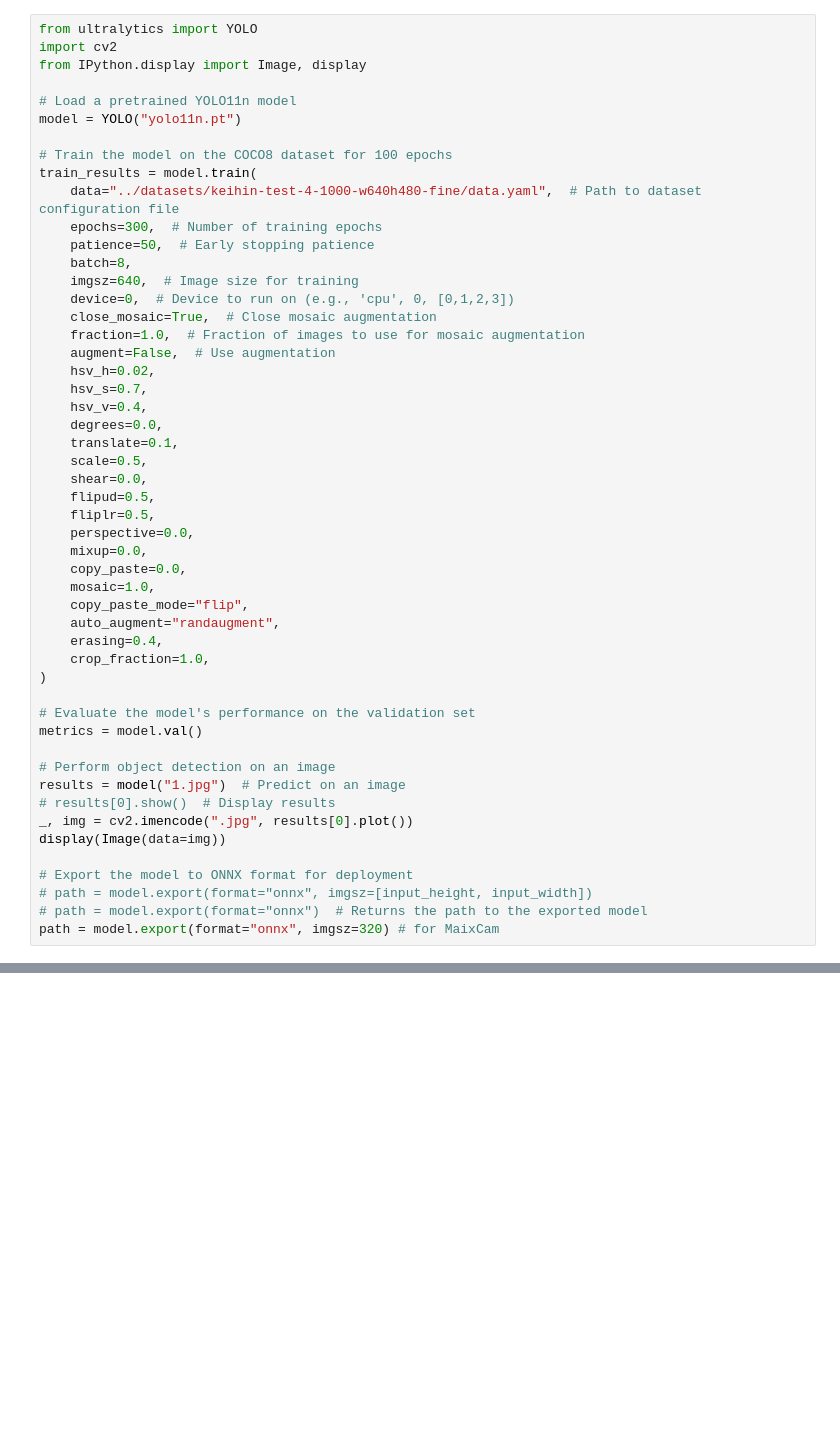
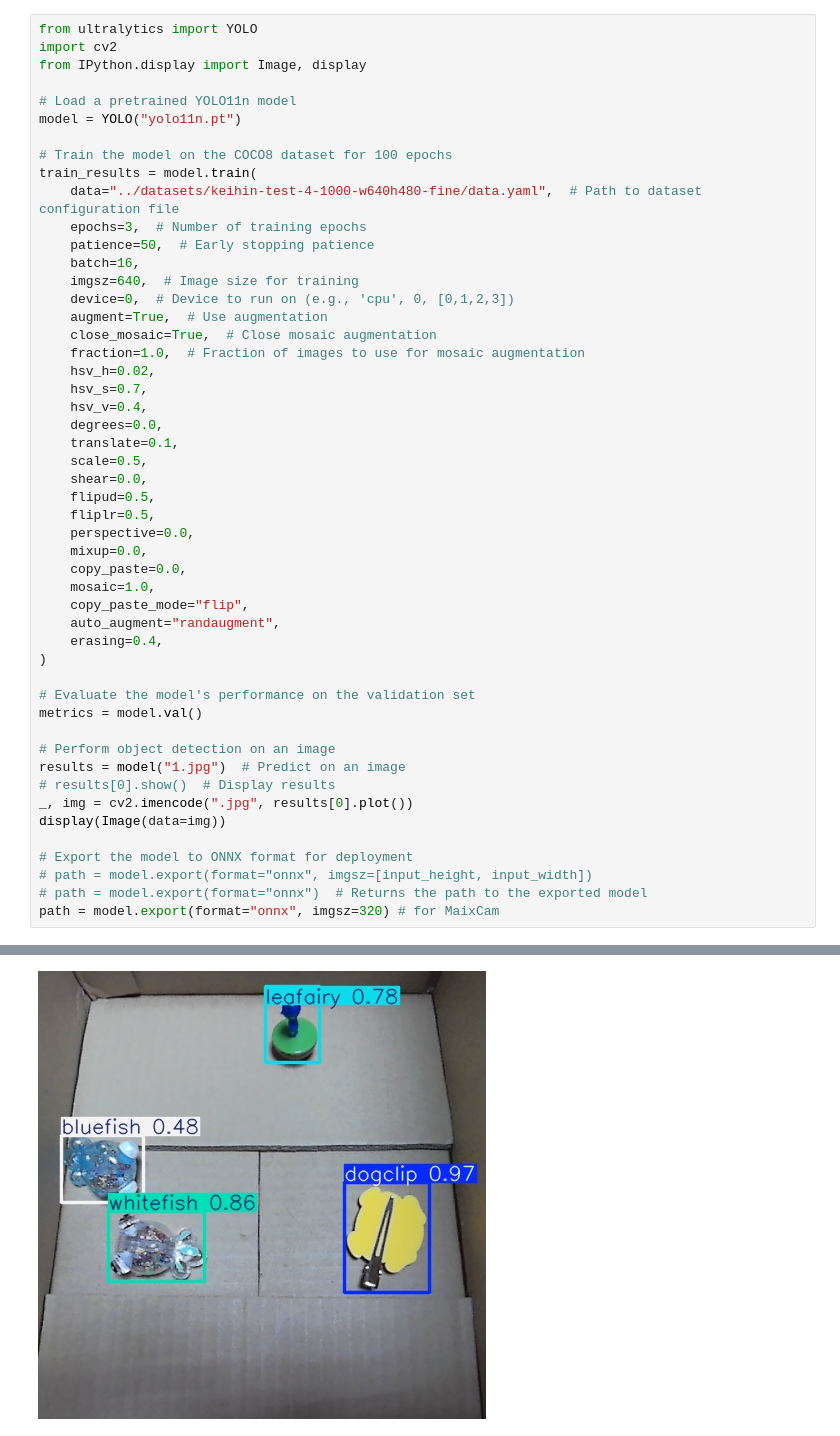
Before and after one commit to feitianjapanlee/keihin-prototype, a Jupyter notebook: train/train.ipynb, the cells around one changed output, grey strips where cells are left out. Drawn from its saved outputs; the diff is of its cells as text; blank space fills up the shorter version.

```diff
--- a/train/train.ipynb
+++ b/train/train.ipynb
@@ -70,14 +68,14 @@ model = YOLO("yolo11n.pt")
 # Train the model on the COCO8 dataset for 100 epochs
 train_results = model.train(
     data="../datasets/keihin-test-4-1000-w640h480-fine/data.yaml",  # Path to dataset configuration file
-    epochs=300,  # Number of training epochs
+    epochs=3,  # Number of training epochs
     patience=50,  # Early stopping patience
-    batch=8,
+    batch=16,
     imgsz=640,  # Image size for training
     device=0,  # Device to run on (e.g., 'cpu', 0, [0,1,2,3])
+    augment=True,  # Use augmentation
     close_mosaic=True,  # Close mosaic augmentation
     fraction=1.0,  # Fraction of images to use for mosaic augmentation
-    augment=False,  # Use augmentation
     hsv_h=0.02,
     hsv_s=0.7,
     hsv_v=0.4,
@@ -94,7 +92,6 @@ train_results = model.train(
     copy_paste_mode="flip",
     auto_augment="randaugment",
     erasing=0.4,
-    crop_fraction=1.0,
 )
 
 # Evaluate the model's performance on the validation set
@@ -158,0 +178 @@ Starting training for 300 epochs...
+[figure, added]
```
Also changed, not shown: parts of 3 cells of this notebook, 1 other file.
